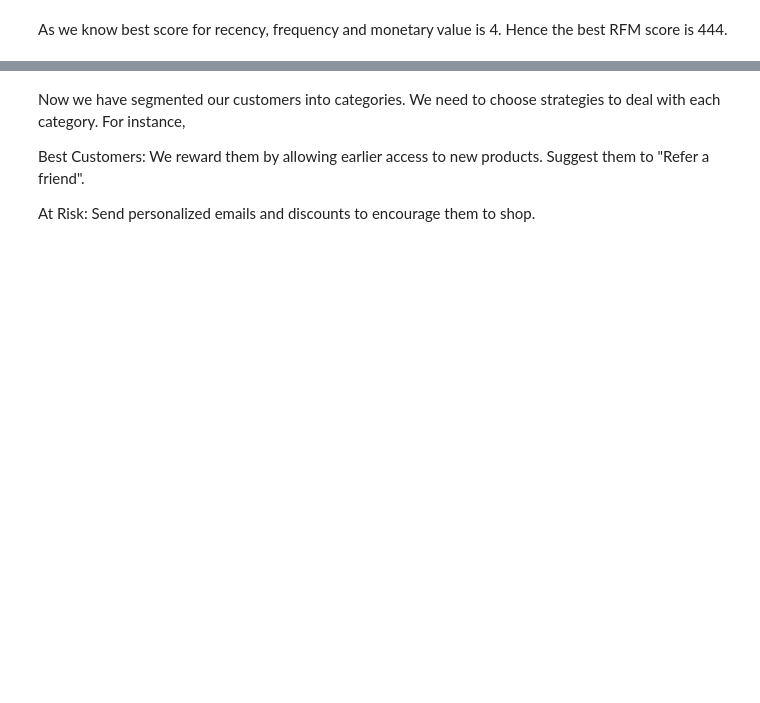
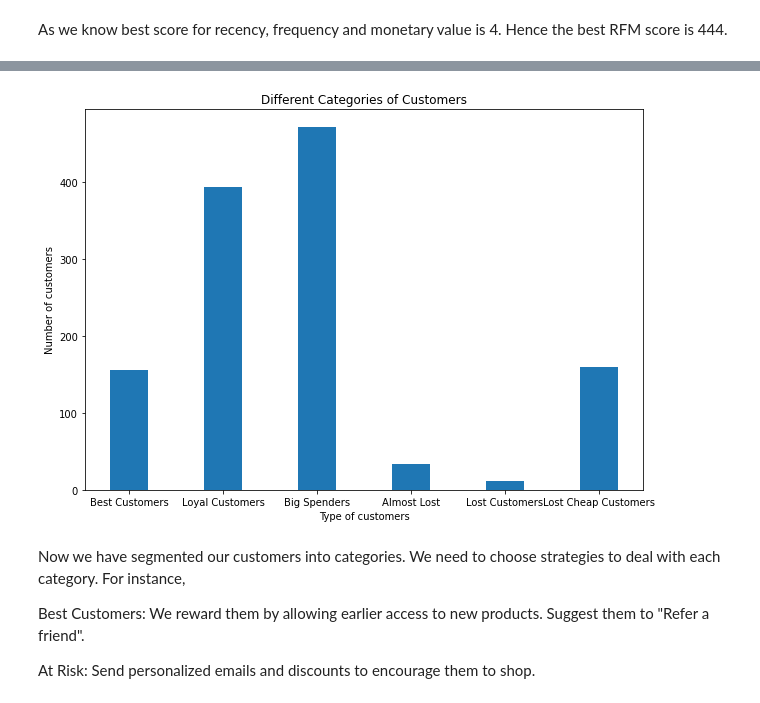
Before and after one commit to PShivani07/Data-Analytics-Project, a Jupyter notebook: ChurnPrediction.ipynb, the cells around one changed output, grey strips where cells are left out. Cells and saved outputs as stored; diff of their text form; code cells hidden in the pictures; blank space fills up the shorter version.

```diff
--- a/ChurnPrediction.ipynb
+++ b/ChurnPrediction.ipynb
@@ -1630,3 +1641,14 @@ Lost Cheap Customers:  189
+# %%
+type_of_customers = ['Best Customers', 'Loyal Customers', 'Big Spenders', 'Almost Lost', 'Lost Customers', 'Lost Cheap Customers']
+data = [len(rfm_seg[rfm_seg['RFMScore']=='444']), len(rfm_seg[rfm_seg['F_Quartile']==4]), len(rfm_seg[rfm_seg['M_Quartile']==4]), len(rfm_seg[rfm_seg['RFMScore']=='244']), len(rfm_seg[rfm_seg['RFMScore']=='144']), len(rfm_seg[rfm_seg['RFMScore']=='111'])]
+fig = plt.figure(figsize=(10, 7))
+plt.bar(type_of_customers, data, width = 0.4)
+plt.xlabel('Type of customers')
+plt.ylabel('Number of customers')
+plt.title('Different Categories of Customers')
+plt.show()
+# %% [output]
+[figure, added]
 # %% [markdown]
 Now we have segmented our customers into categories. We need to choose strategies to deal with each category. For instance,
 
```
Also changed, not shown: parts of 89 cells of this notebook.
